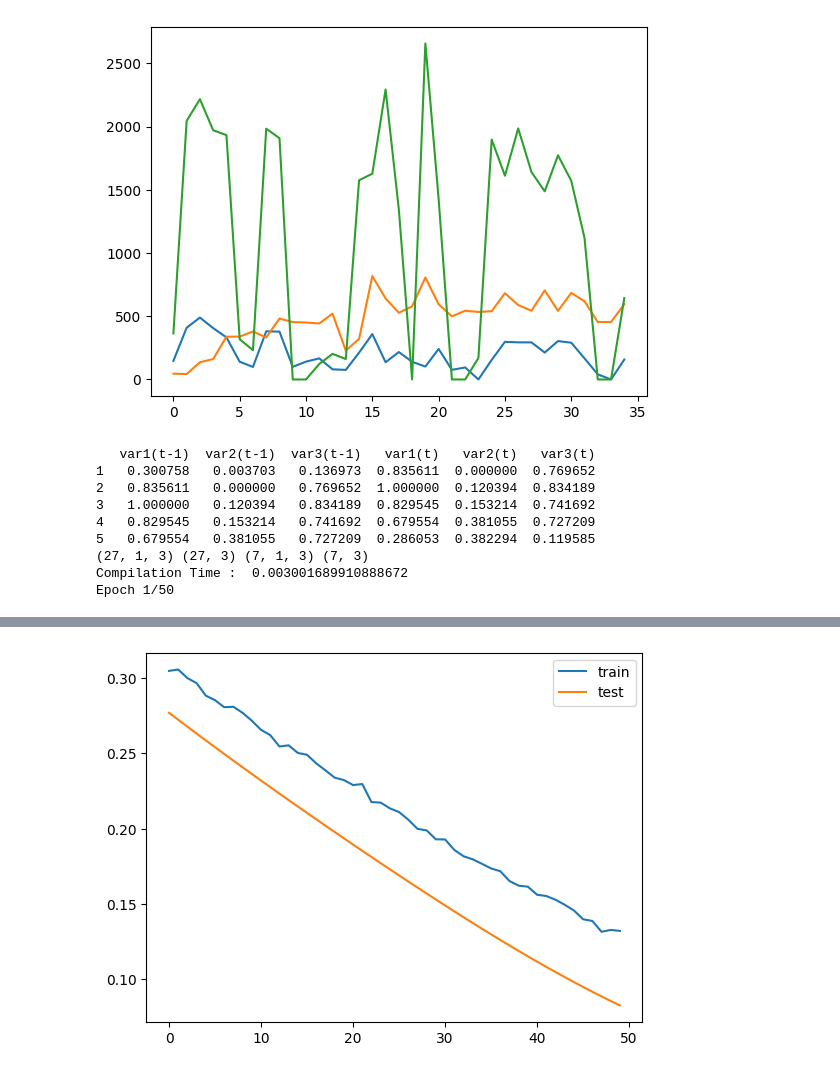
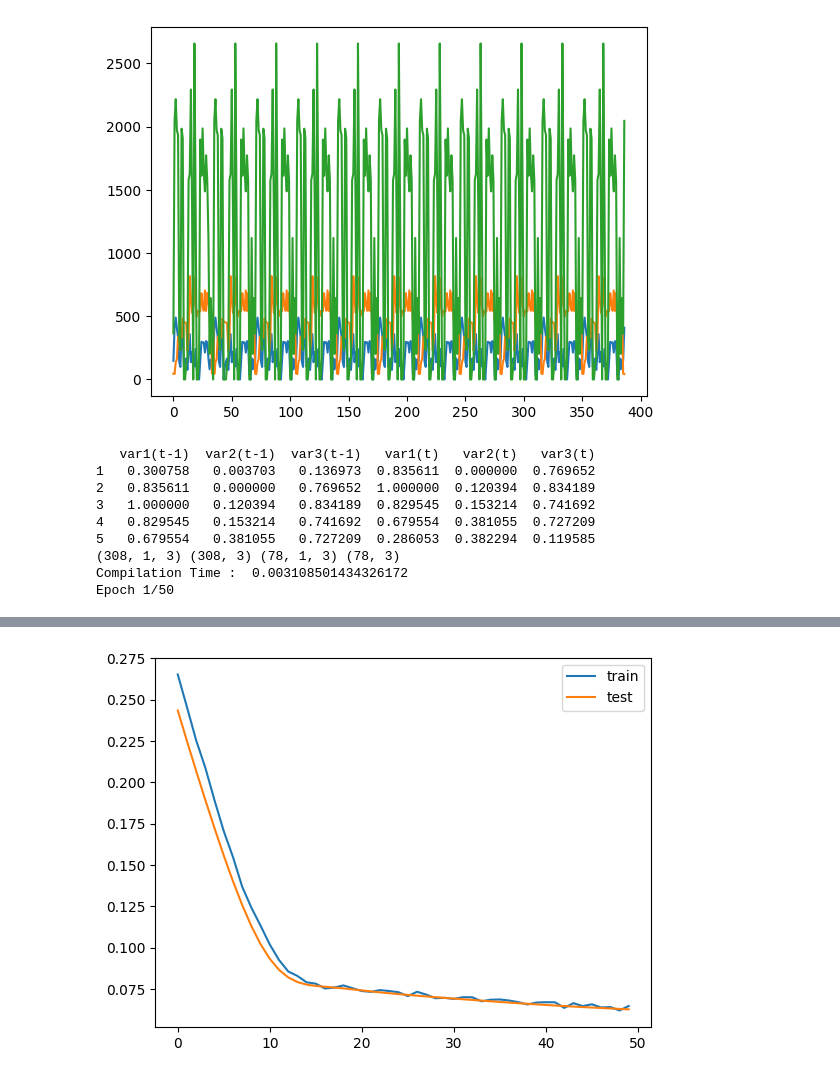
Before and after one commit to malek-annabi/LSTM-model-for-Water-Quality-prediction, a Jupyter notebook: Water Prediction model using LSTM nn/Source Code/test.ipynb, the cells around one changed output, grey strips where cells are left out. Saved outputs shown, nothing was run; the diff lists cells and outputs as text; code cells hidden in the pictures.

```diff
--- a/Water Prediction model using LSTM nn/Source Code/test.ipynb
+++ b/Water Prediction model using LSTM nn/Source Code/test.ipynb
@@ -375,16 +331,16 @@ from tensorflow.keras.layers import Dense, Activation, Dropout, LSTM
 
 # Load dataset
 file_path = 'Sediments resultsv2.xlsx'
-dataset = read_excel(file_path)
+dataset = read_excel(file_path).dropna()
 
 # Convert the date column to datetime format starting from March
 dataset['date'] = to_datetime(dataset['date'], format='%d-%m-%Y') + DateOffset(months=2)
 
 # Sort the dataset by date
-dataset = dataset.sort_values(by='date')
+dataset = dataset.sort_values(by='date').dropna()
 
 # Select relevant columns (assuming Potassium, Sodium, and Magnesium are represented by 'NiO', 'CdO', 'ZnO')
-values = dataset[['Ni', 'Cd', 'Zn']].values
+values = dataset[['Ni','Cd','Zn']].values
 
 plt.figure(1)
 plt.plot(values)
@@ -473,10 +429,10 @@ trainPredict = np.empty_like(scaled)
 testPredict = np.empty_like(scaled)
 
 # Only keep the last columns (the predictions) in the positions they were originally
-trainPredict[:, :-3] = train_X_reshaped
-trainPredict[:, -3:] = train_xhat
-testPredict[:, :-3] = test_X_reshaped
-testPredict[:, -3:] = yhat
+#trainPredict[:, -3:] = train_X_reshaped
+#trainPredict[:, -3:] = train_xhat
+#testPredict[:, :-3] = test_X_reshaped
+#testPredict[:, -3:] = yhat
 
 # Invert predictions
 trainPredict = scaler.inverse_transform(trainPredict)[:, -3:]
@@ -486,7 +442,7 @@ testPredict = scaler.inverse_transform(testPredict)[:, -3:]
 look_back = 1
 trainPredictPlot = np.empty_like(scaled)
 trainPredictPlot[:, :] = np.nan
-trainPredictPlot[look_back:len(trainPredict) + look_back, -3:] = trainPredict
+trainPredictPlot[look_back:len(trainPredict) + look_back] = trainPredict
 
 testPredictPlot = np.empty_like(scaled)
 testPredictPlot[:, :] = np.nan
@@ -496,40 +452,40 @@ plt.figure(3)
 plt.plot(scaler.inverse_transform(scaled))
 plt.plot(trainPredictPlot, label='Train Prediction')
 plt.plot(testPredictPlot, label='Test Prediction')
 plt.legend()
 plt.show()
 
 # Predict future values up to 2030
 future_weeks = (2030 - dataset['date'].dt.year.max()) * 52  # Number of weeks until 2030
 future_predictions = []
 
 last_observation = scaled[-1].reshape(1, 1, -1)
 for _ in range(future_weeks):
     future_pred = model.predict(last_observation)
     future_predictions.append(future_pred[0])
     last_observation = np.roll(last_observation, -1, axis=2)
     last_observation[0, 0, -3:] = future_pred
 
 future_predictions = np.array(future_predictions)
 future_predictions = scaler.inverse_transform(future_predictions)
 
 # Create future dates
 last_date = dataset['date'].max()
 future_dates = [last_date + DateOffset(weeks=i) for i in range(1, future_weeks + 1)]
 
 # Plot future predictions
 plt.figure(4)
 plt.plot(future_dates, future_predictions, label='Future Predictions')
 plt.legend()
 plt.show()
 # %% [output]
-[figure, old version]
+[figure, new version]
    var1(t-1)  var2(t-1)  var3(t-1)   var1(t)   var2(t)   var3(t)
 1   0.300758   0.003703   0.136973  0.835611  0.000000  0.769652
 2   0.835611   0.000000   0.769652  1.000000  0.120394  0.834189
 3   1.000000   0.120394   0.834189  0.829545  0.153214  0.741692
 4   0.829545   0.153214   0.741692  0.679554  0.381055  0.727209
 5   0.679554   0.381055   0.727209  0.286053  0.382294  0.119585
-(27, 1, 3) (27, 3) (7, 1, 3) (7, 3)
-Compilation Time :  0.003001689910888672
+(308, 1, 3) (308, 3) (78, 1, 3) (78, 3)
+Compilation Time :  0.003108501434326172
 Epoch 1/50
@@ -553 +509 @@ Epoch 50/50
-[figure, old version]
+[figure, new version]
```
Also changed, not shown: parts of 15 cells of this notebook, 35 other files.
